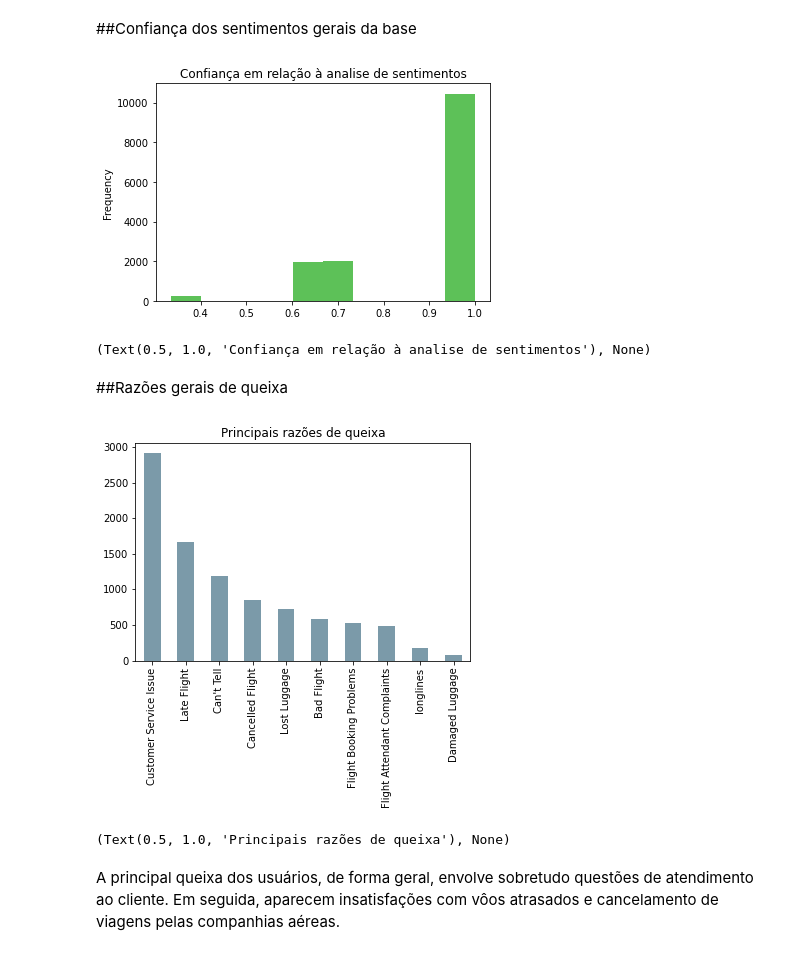
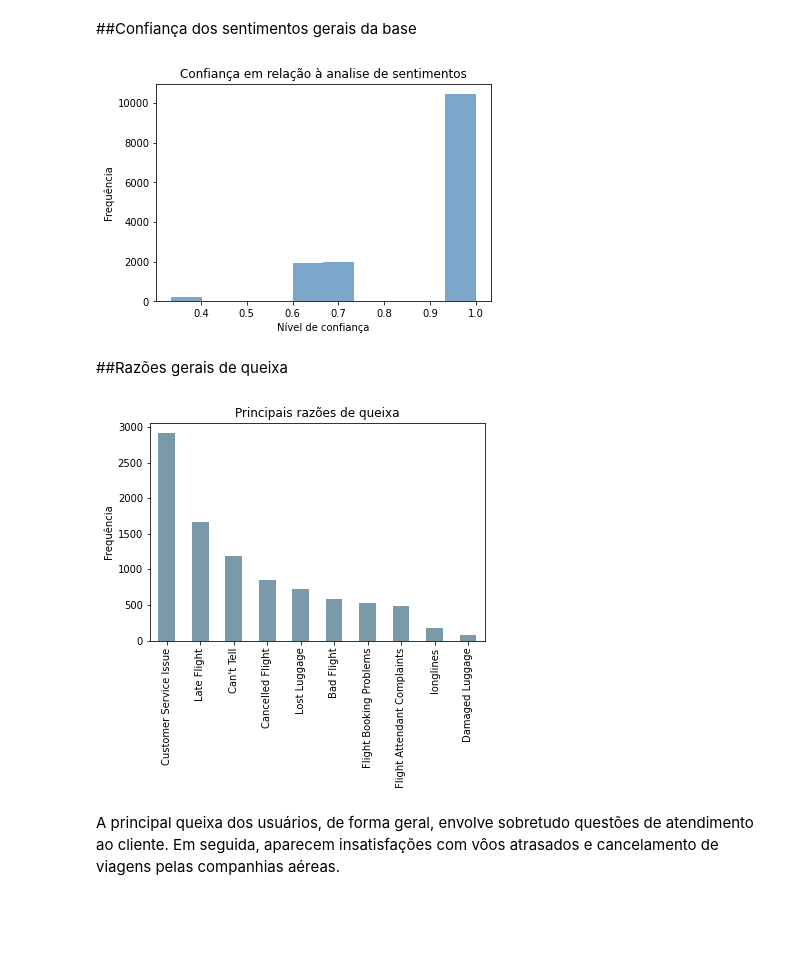
Before and after one commit to atmasuko/Intro-ao-Python, a Jupyter notebook: Trabalho_Prático_Parte_1_Grupo_X.ipynb, the cells around one changed output. Cells and saved outputs as stored; diff of their text form; code cells hidden in the pictures; blank space fills up the shorter version.

```diff
--- a/Trabalho_Prático_Parte_1_Grupo_X.ipynb
+++ b/Trabalho_Prático_Parte_1_Grupo_X.ipynb
@@ -142,20 +141,23 @@ Vemos que, entre as mais frequentes, há palavras relacionadas com o tema de vô
 # %% [markdown]
 ##Confiança dos sentimentos gerais da base
 # %%
-airline['airline_sentiment:confidence'].plot.hist(alpha=0.7, color = '#18A711');
-plt.title('Confiança em relação à analise de sentimentos'), plt.show()
+airline['airline_sentiment:confidence'].plot.hist(alpha=0.7, color = 'steelblue');
+plt.title('Confiança em relação à analise de sentimentos'),
+plt.ylabel('Frequência')
+plt.xlabel('Nível de confiança')
+plt.show()
 # %% [output]
-[figure, old version]
+[figure, new version]
-(Text(0.5, 1.0, 'Confiança em relação à analise de sentimentos'), None)
 # %% [markdown]
 ##Razões gerais de queixa
 # %%
 cont = airline['negativereason'].value_counts()
 cont.plot(kind='bar', color = '#7B9AA9')
-plt.title('Principais razões de queixa'), plt.show()
+plt.title('Principais razões de queixa'),
+plt.ylabel('Frequência')
+plt.show()
 # %% [output]
-[figure, old version]
+[figure, new version]
-(Text(0.5, 1.0, 'Principais razões de queixa'), None)
 # %% [markdown]
 A principal queixa dos usuários, de forma geral, envolve sobretudo questões de atendimento ao cliente. Em seguida, aparecem insatisfações com vôos atrasados e cancelamento de viagens pelas companhias aéreas.
 # %% [markdown]
```
Also changed, not shown: parts of 8 cells of this notebook.
